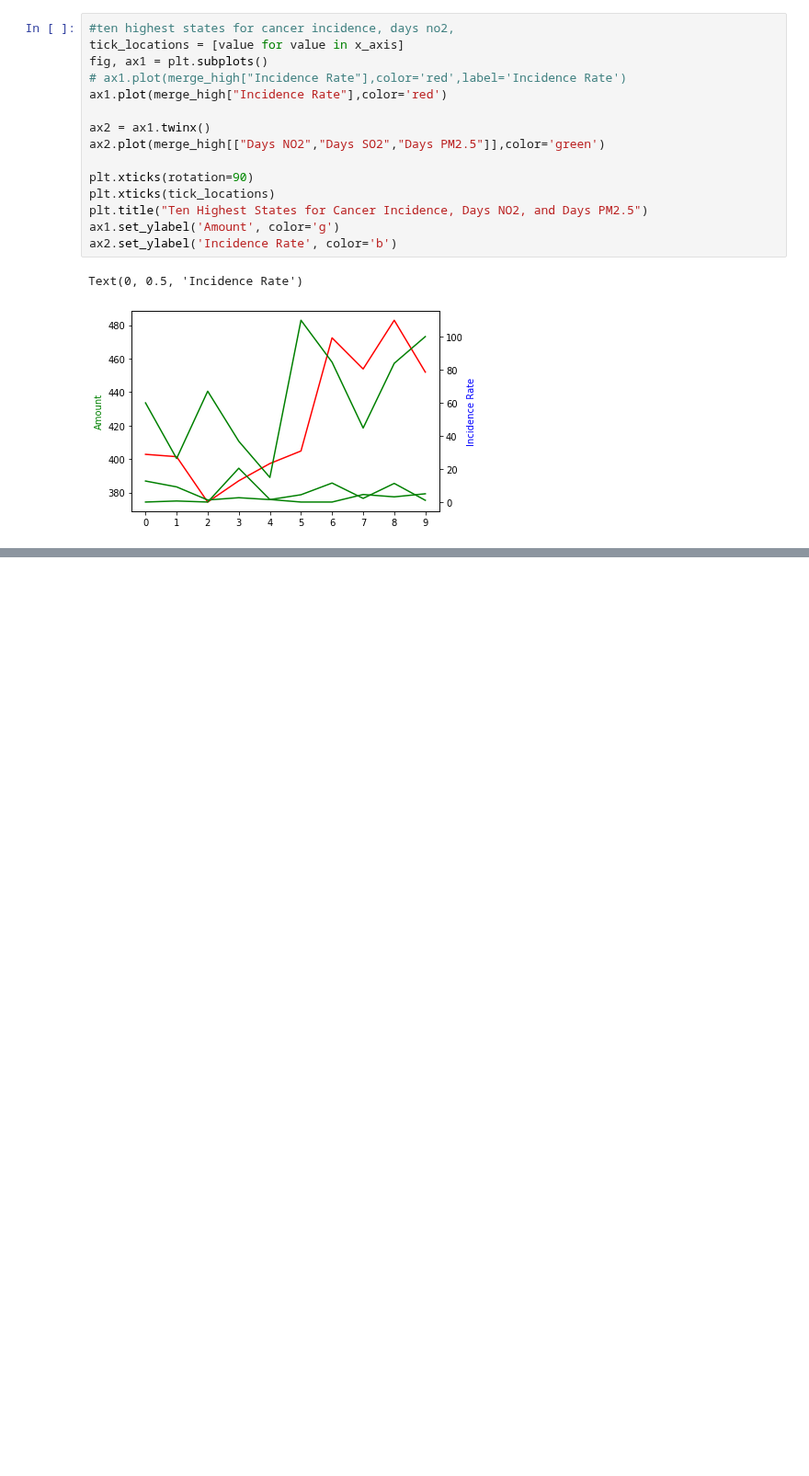
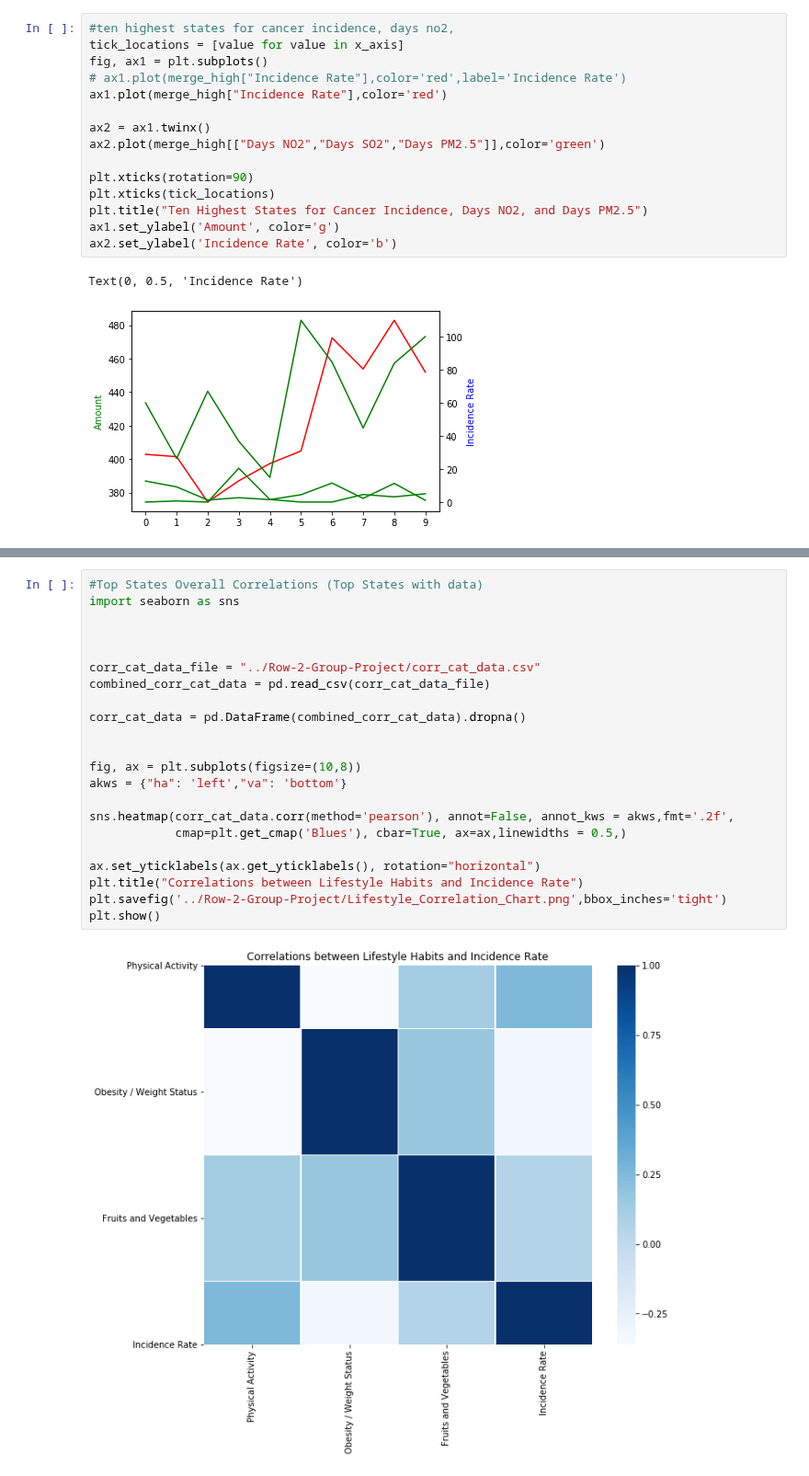
Before and after one commit to settinge/Cancer-and-Nonbiological-Variables, a Jupyter notebook: Analysis_cancer.ipynb, the cells around one changed output, grey strips where cells are left out. Shown at 92% size. Cells and saved outputs as stored; diff of their text form; blank space fills up the shorter version.

```diff
--- a/Analysis_cancer.ipynb
+++ b/Analysis_cancer.ipynb
@@ -571,0 +607,24 @@ Text(0, 0.5, 'Incidence Rate')
+# %%
+#Top States Overall Correlations (Top States with data)
+import seaborn as sns
+
+
+
+corr_cat_data_file = "../Row-2-Group-Project/corr_cat_data.csv"
+combined_corr_cat_data = pd.read_csv(corr_cat_data_file)
+
+corr_cat_data = pd.DataFrame(combined_corr_cat_data).dropna()
+
+
+fig, ax = plt.subplots(figsize=(10,8))
+akws = {"ha": 'left',"va": 'bottom'}
+
+sns.heatmap(corr_cat_data.corr(method='pearson'), annot=False, annot_kws = akws,fmt='.2f',
+            cmap=plt.get_cmap('Blues'), cbar=True, ax=ax,linewidths = 0.5,)
+
+ax.set_yticklabels(ax.get_yticklabels(), rotation="horizontal")
+plt.title("Correlations between Lifestyle Habits and Incidence Rate")
+plt.savefig('../Row-2-Group-Project/Lifestyle_Correlation_Chart.png',bbox_inches='tight')
+plt.show()
+# %% [output]
+[figure, added]
```
Also changed, not shown: parts of 5 cells of this notebook, 7 other files.
